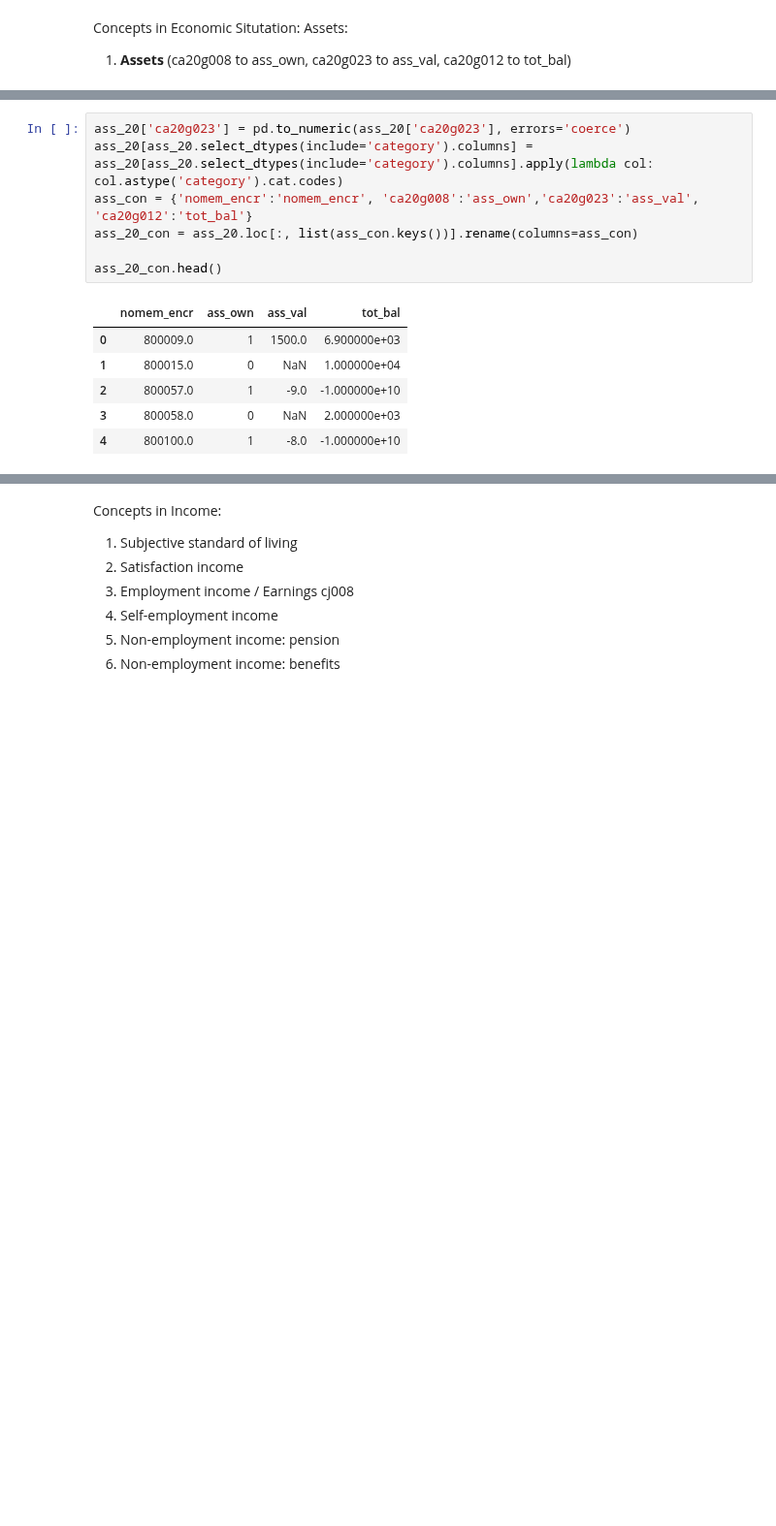
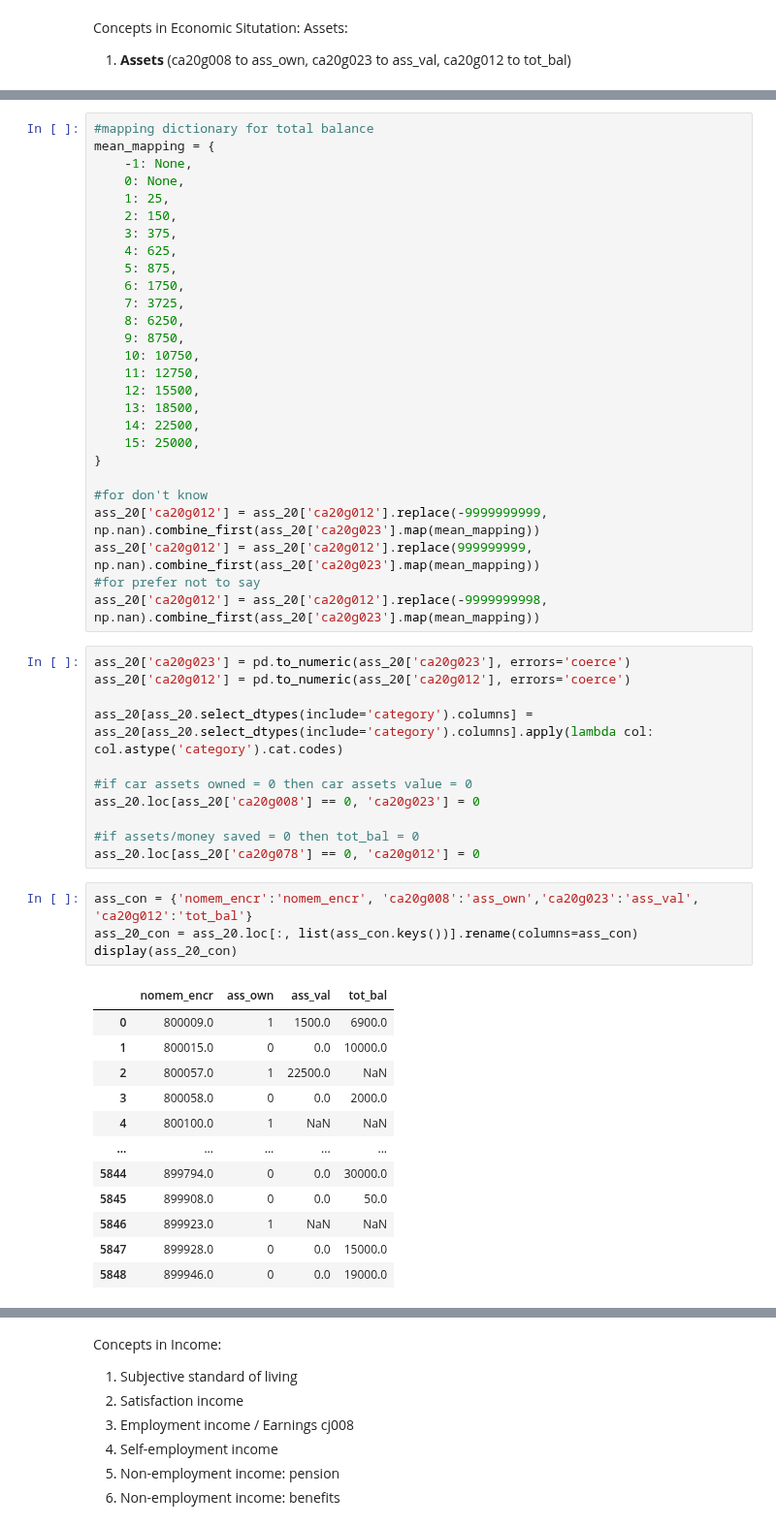
Before and after one commit to martynapiskorz/carn-t, a Jupyter notebook: LISS By wave/Y 20/merged_20.ipynb, the cells around one changed output, grey strips where cells are left out. Shown at 97% size. Saved outputs shown, nothing was run; the diff lists cells and outputs as text; blank space fills up the shorter version.

```diff
--- a/LISS By wave/Y 20/merged_20.ipynb
+++ b/LISS By wave/Y 20/merged_20.ipynb
@@ -304,14 +327,55 @@ Concepts in Economic Situtation: Assets:
+# %%
+#mapping dictionary for total balance
+mean_mapping = {
+    -1: None,
+    0: None,
+    1: 25,
+    2: 150,
+    3: 375,
+    4: 625,
+    5: 875,
+    6: 1750,
+    7: 3725,
+    8: 6250,
+    9: 8750,
+    10: 10750,
+    11: 12750,
+    12: 15500,
+    13: 18500,
+    14: 22500,
+    15: 25000,
+}
+
+#for don't know
+ass_20['ca20g012'] = ass_20['ca20g012'].replace(-9999999999, np.nan).combine_first(ass_20['ca20g023'].map(mean_mapping))
+ass_20['ca20g012'] = ass_20['ca20g012'].replace(999999999, np.nan).combine_first(ass_20['ca20g023'].map(mean_mapping))
+#for prefer not to say
+ass_20['ca20g012'] = ass_20['ca20g012'].replace(-9999999998, np.nan).combine_first(ass_20['ca20g023'].map(mean_mapping))
+# %%
+ass_20['ca20g023'] = pd.to_numeric(ass_20['ca20g023'], errors='coerce')
+ass_20['ca20g012'] = pd.to_numeric(ass_20['ca20g012'], errors='coerce')
+
+ass_20[ass_20.select_dtypes(include='category').columns] = ass_20[ass_20.select_dtypes(include='category').columns].apply(lambda col: col.astype('category').cat.codes)
+
+#if car assets owned = 0 then car assets value = 0
+ass_20.loc[ass_20['ca20g008'] == 0, 'ca20g023'] = 0
+
+#if assets/money saved = 0 then tot_bal = 0
+ass_20.loc[ass_20['ca20g078'] == 0, 'ca20g012'] = 0
 # %%
-ass_20['ca20g023'] = pd.to_numeric(ass_20['ca20g023'], errors='coerce')
-ass_20[ass_20.select_dtypes(include='category').columns] = ass_20[ass_20.select_dtypes(include='category').columns].apply(lambda col: col.astype('category').cat.codes)
 ass_con = {'nomem_encr':'nomem_encr', 'ca20g008':'ass_own','ca20g023':'ass_val', 'ca20g012':'tot_bal'}
 ass_20_con = ass_20.loc[:, list(ass_con.keys())].rename(columns=ass_con)
-
-ass_20_con.head()
+display(ass_20_con)
 # %% [output]
 |  | nomem_encr | ass_own | ass_val | tot_bal |
-| 0 | 800009.0 | 1 | 1500.0 | 6.900000e+03 |
-| 1 | 800015.0 | 0 | NaN | 1.000000e+04 |
-| 2 | 800057.0 | 1 | -9.0 | -1.000000e+10 |
-| 3 | 800058.0 | 0 | NaN | 2.000000e+03 |
-| 4 | 800100.0 | 1 | -8.0 | -1.000000e+10 |
+| 0 | 800009.0 | 1 | 1500.0 | 6900.0 |
+| 1 | 800015.0 | 0 | 0.0 | 10000.0 |
+| 2 | 800057.0 | 1 | 22500.0 | NaN |
+| 3 | 800058.0 | 0 | 0.0 | 2000.0 |
+| 4 | 800100.0 | 1 | NaN | NaN |
+| ... | ... | ... | ... | ... |
+| 5844 | 899794.0 | 0 | 0.0 | 30000.0 |
+| 5845 | 899908.0 | 0 | 0.0 | 50.0 |
+| 5846 | 899923.0 | 1 | NaN | NaN |
+| 5847 | 899928.0 | 0 | 0.0 | 15000.0 |
+| 5848 | 899946.0 | 0 | 0.0 | 19000.0 |
```
Also changed, not shown: parts of 9 cells of this notebook.
